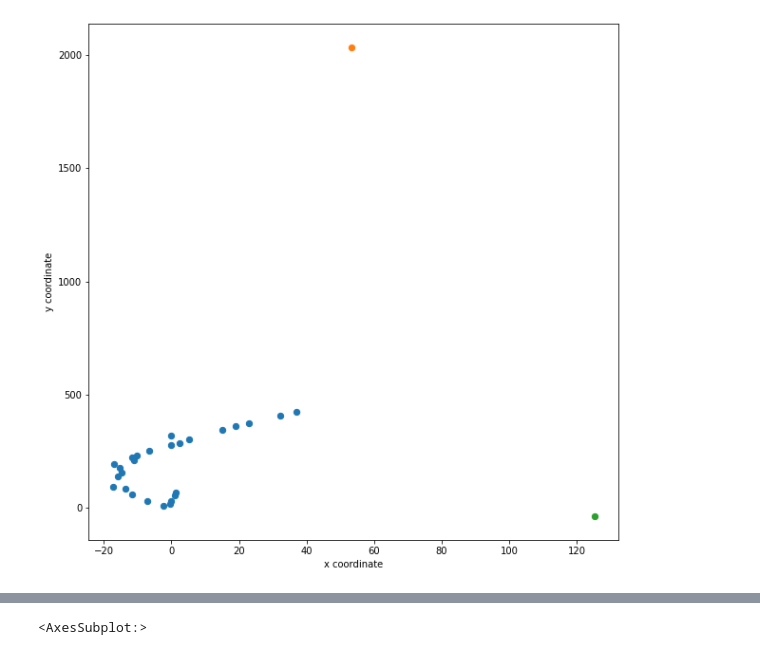
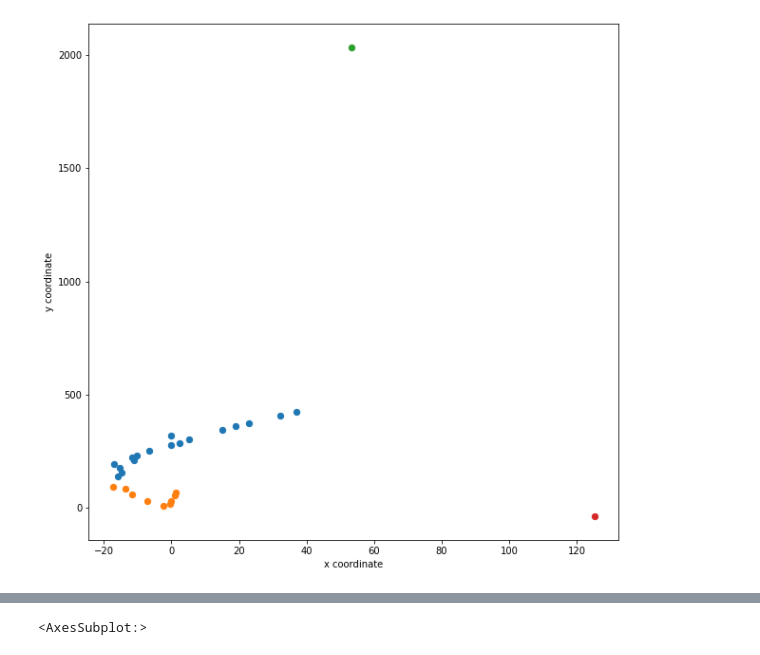
Before and after one commit to uwescience/satmetrics, a Jupyter notebook: presentation_plots.ipynb, the cells around one changed output, grey strips where cells are left out. Cells and saved outputs as stored; diff of their text form; code cells hidden in the pictures.

Commit message:
minor clustering changes

```diff
--- a/presentation_plots.ipynb
+++ b/presentation_plots.ipynb
@@ -46,25 +46,27 @@ nclusters = int(np.max(clustered_lines[:,-1]) + 1)
 # %%
 for cluster in range(len(clustered_lines)):
     if clustered_lines[cluster,-1] == 5:
+        clustered_lines[cluster,-1] = 3
+    elif clustered_lines[cluster,-1] == 6:
         clustered_lines[cluster,-1] = 2
-    elif clustered_lines[cluster,-1] == 6:
+    elif 1 <= clustered_lines[cluster,-1] <=4 :
+        clustered_lines[cluster,-1] = 0
+    else:
         clustered_lines[cluster,-1] = 1
-    else:
-        clustered_lines[cluster,-1] = 0
 
 cart_coords_array = np.array(results_ht["Cartesian Coordinates"])
 clustering_labels = clustered_lines[:,-1]
 
 for lab in set(clustering_labels):
     mask = clustering_labels == lab
     x = cart_coords_array[:, 0]
     y = cart_coords_array[:, 1]
 
     plt.rcParams["figure.figsize"] = (10,10)
 
     plt.scatter(x[mask], y[mask], label=lab, s = 40)
     plt.xlabel("x coordinate")
     plt.ylabel("y coordinate")
     #plt.legend()
 # %% [output]
-[figure, old version]
+[figure, new version]
```
Also changed, not shown: parts of 3 cells of this notebook.
